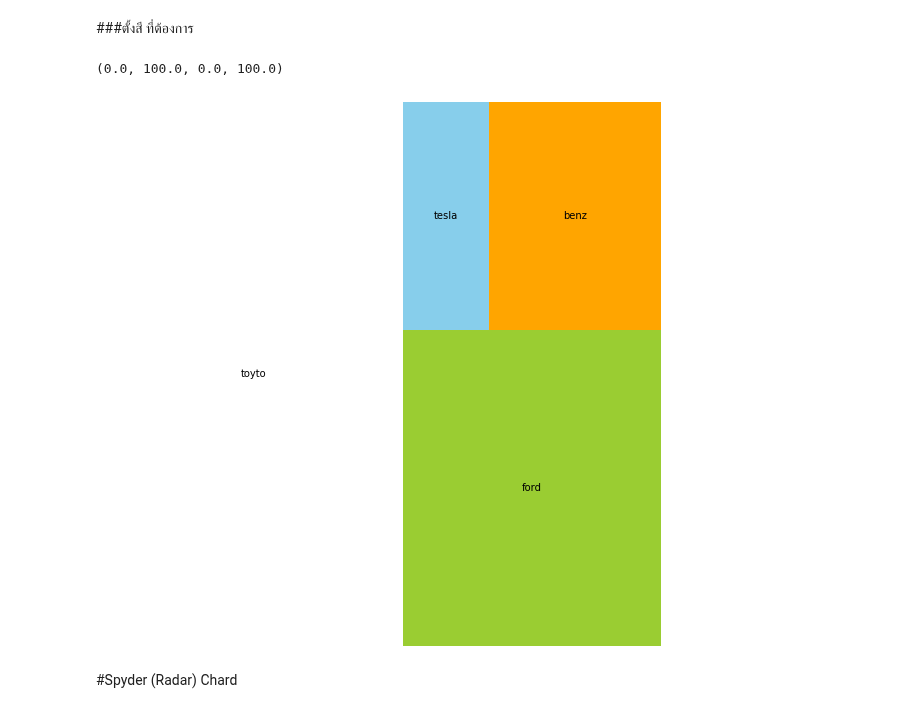
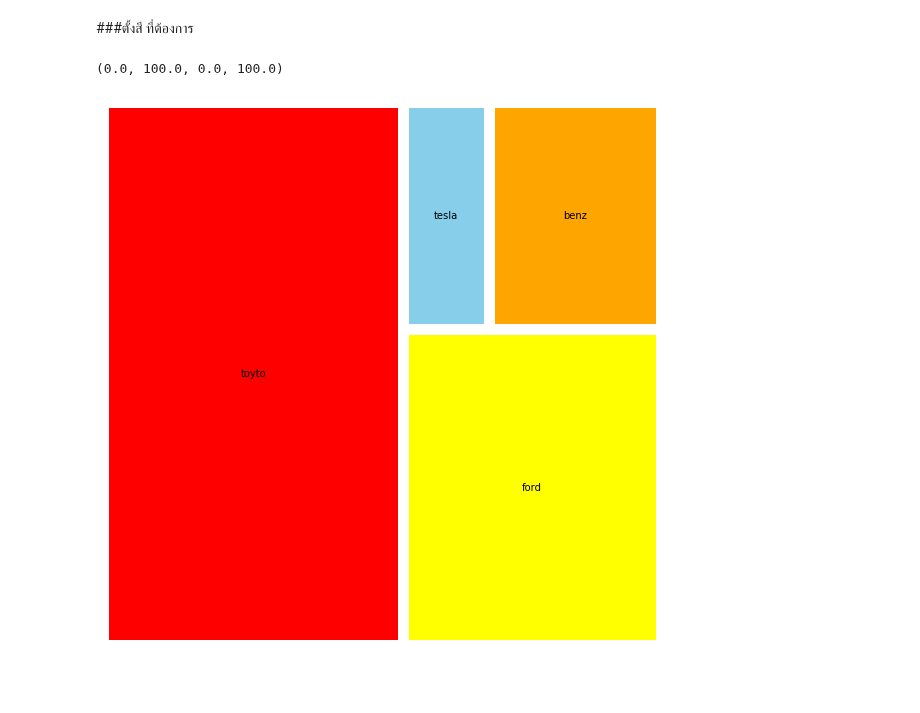
Before and after one commit to Nattakonjpg/BasicProg_DataViz65, a Jupyter notebook: DataViz04_Data_Comparison_ipnyb.ipynb, the cells around one changed output. Saved outputs shown, nothing was run; the diff lists cells and outputs as text; code cells hidden in the pictures; blank space fills up the shorter version.

```diff
--- a/DataViz04_Data_Comparison_ipnyb.ipynb
+++ b/DataViz04_Data_Comparison_ipnyb.ipynb
@@ -385,11 +376,9 @@ plt.axis('off')
 # %%
 labels =["toyto","ford","tesla","benz"]
 data = [500, 250, 60, 120]
-color = ['white', 'yellowgreen', 'skyblue', 'orange']
-squarify.plot(data,color=color,label = labels)
+color = ['red', 'yellow', 'skyblue', 'orange']
+squarify.plot(data,color=color, label = labels, pad=True) #pad = ทำให้มีช่องว่าง
 plt.axis('off')
 # %% [output]
 (0.0, 100.0, 0.0, 100.0)
-[figure, old version]
+[figure, new version]
-# %% [markdown]
-#Spyder (Radar) Chard
```
Also changed, not shown: parts of 31 cells of this notebook.
